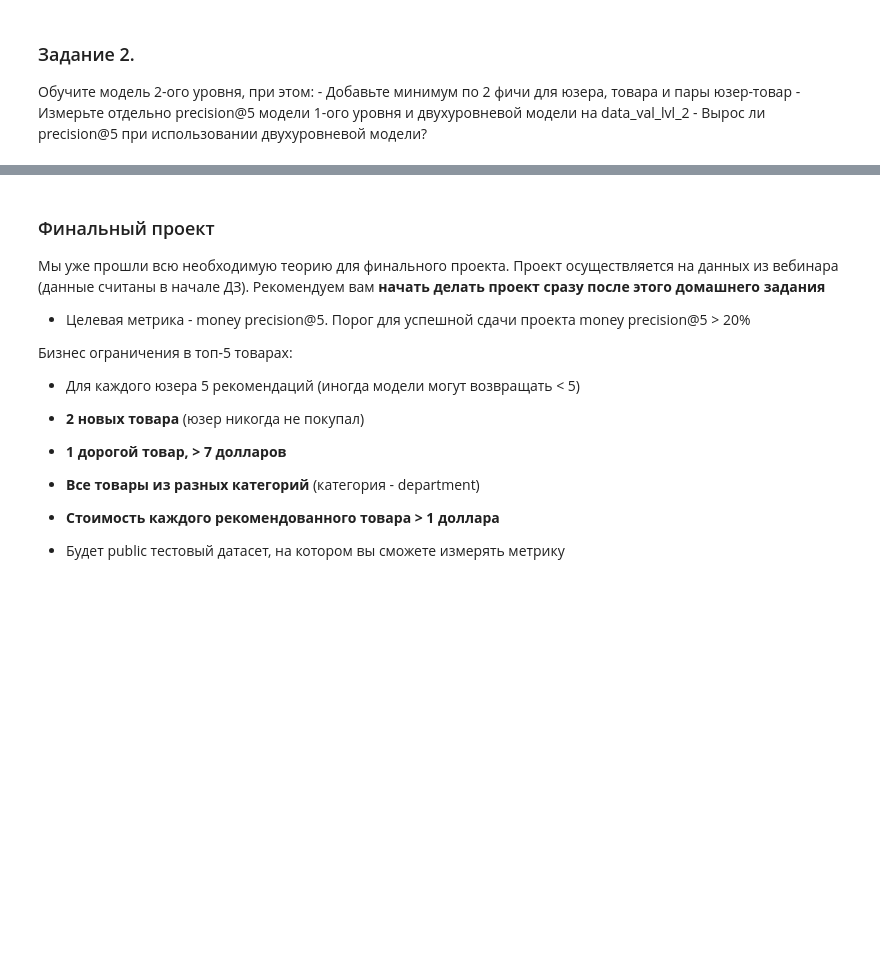
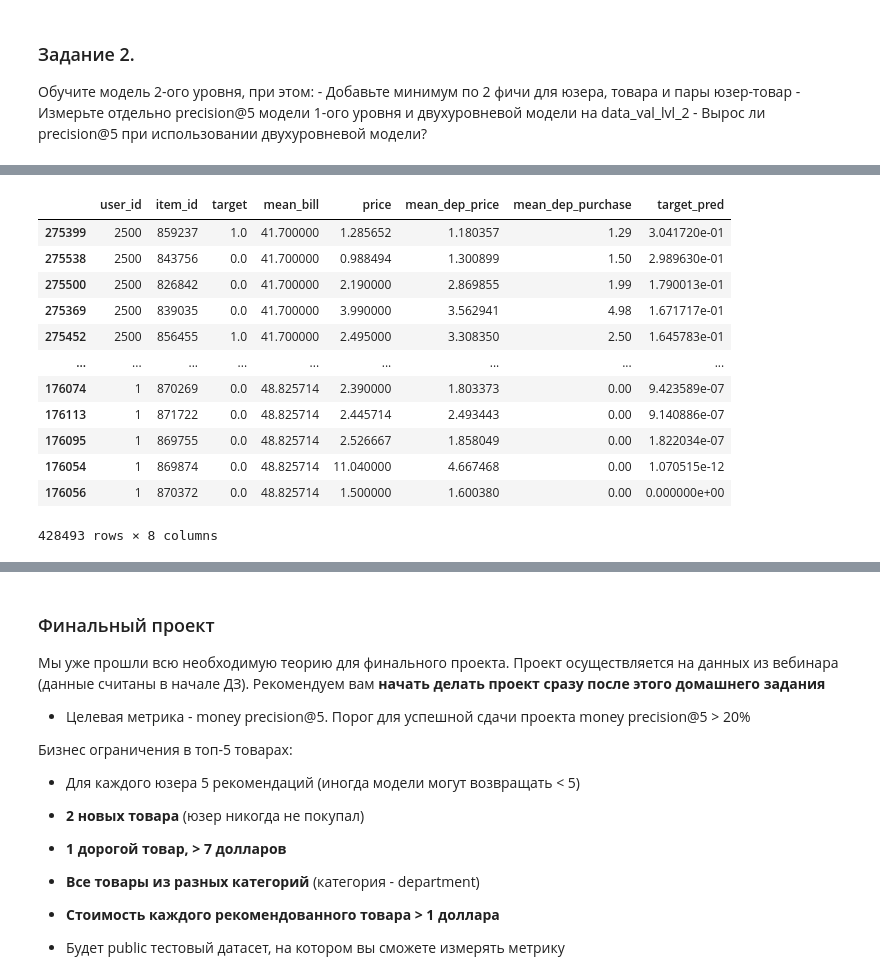
Before and after one commit to Filkin-S/GB_Rec_Systems, a Jupyter notebook: Lesson_6/hw_webinar_6.ipynb, the cells around one changed output, grey strips where cells are left out. Saved outputs shown, nothing was run; the diff lists cells and outputs as text; code cells hidden in the pictures; blank space fills up the shorter version.

```diff
--- a/Lesson_6/hw_webinar_6.ipynb
+++ b/Lesson_6/hw_webinar_6.ipynb
@@ -123,0 +342,7 @@ result_lvl_1.head(2)
+# %%
+targets_lvl_2 = targets_lvl_2.merge(items_price, on='item_id', how='left')
+targets_lvl_2 = targets_lvl_2.merge(dep_mean_item_price, on='sub_commodity_desc', how='left')
+targets_lvl_2 = targets_lvl_2.merge(user_mean_dep_purchase, on=['user_id', 'sub_commodity_desc'], how='left')
+targets_lvl_2.drop('sub_commodity_desc', axis=1, inplace=True)
+targets_lvl_2= targets_lvl_2.fillna(0)
+targets_lvl_2.head()
@@ -123,0 +358,8 @@ result_lvl_1.head(2)
+# %%
+X_train = targets_lvl_2.drop('target', axis=1)
+y_train = targets_lvl_2[['target']]
+# %%
+%%time
+
+lgb = LGBMClassifier(objective='binary', max_depth=7)
+lgb.fit(X_train, y_train)
@@ -123,0 +374,5 @@ result_lvl_1.head(2)
+# %%
+train_preds = lgb.predict_proba(X_train)
+
+train_preds = pd.DataFrame(train_preds, columns=['0', '1'])
+train_preds.head()
@@ -123,0 +386,18 @@ result_lvl_1.head(2)
+# %%
+targets_lvl_2['target_pred'] = train_preds['1']
+targets_lvl_2 = targets_lvl_2.sort_values(['user_id', 'target_pred'], ascending=[False, False])
+targets_lvl_2
+# %% [output]
+|  | user_id | item_id | target | mean_bill | price | mean_dep_price | mean_dep_purchase | target_pred |
+| 275399 | 2500 | 859237 | 1.0 | 41.700000 | 1.285652 | 1.180357 | 1.29 | 3.041720e-01 |
+| 275538 | 2500 | 843756 | 0.0 | 41.700000 | 0.988494 | 1.300899 | 1.50 | 2.989630e-01 |
+| 275500 | 2500 | 826842 | 0.0 | 41.700000 | 2.190000 | 2.869855 | 1.99 | 1.790013e-01 |
+| 275369 | 2500 | 839035 | 0.0 | 41.700000 | 3.990000 | 3.562941 | 4.98 | 1.671717e-01 |
+| 275452 | 2500 | 856455 | 1.0 | 41.700000 | 2.495000 | 3.308350 | 2.50 | 1.645783e-01 |
+| ... | ... | ... | ... | ... | ... | ... | ... | ... |
+| 176074 | 1 | 870269 | 0.0 | 48.825714 | 2.390000 | 1.803373 | 0.00 | 9.423589e-07 |
+| 176113 | 1 | 871722 | 0.0 | 48.825714 | 2.445714 | 2.493443 | 0.00 | 9.140886e-07 |
+| 176095 | 1 | 869755 | 0.0 | 48.825714 | 2.526667 | 1.858049 | 0.00 | 1.822034e-07 |
+| 176054 | 1 | 869874 | 0.0 | 48.825714 | 11.040000 | 4.667468 | 0.00 | 1.070515e-12 |
+| 176056 | 1 | 870372 | 0.0 | 48.825714 | 1.500000 | 1.600380 | 0.00 | 0.000000e+00 |
+428493 rows × 8 columns
```
Also changed, not shown: parts of 35 cells of this notebook, 3 other files.
